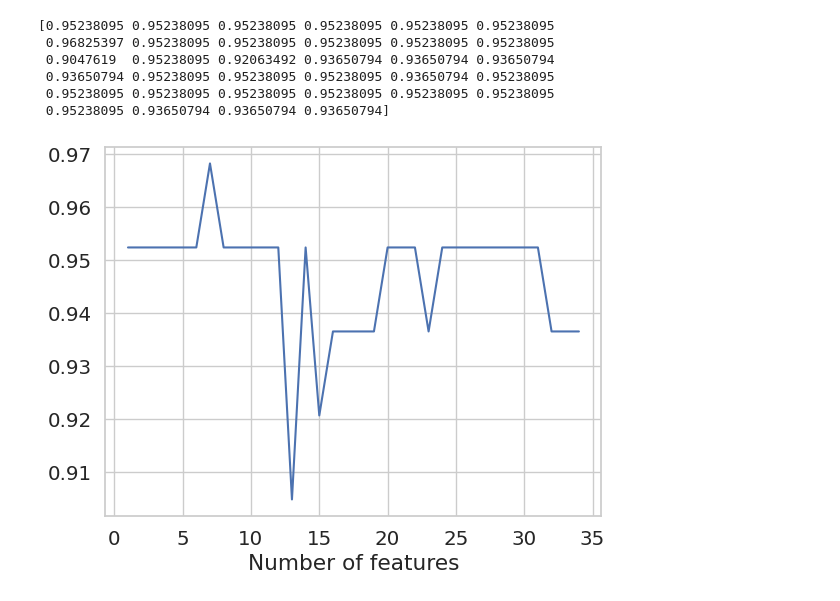
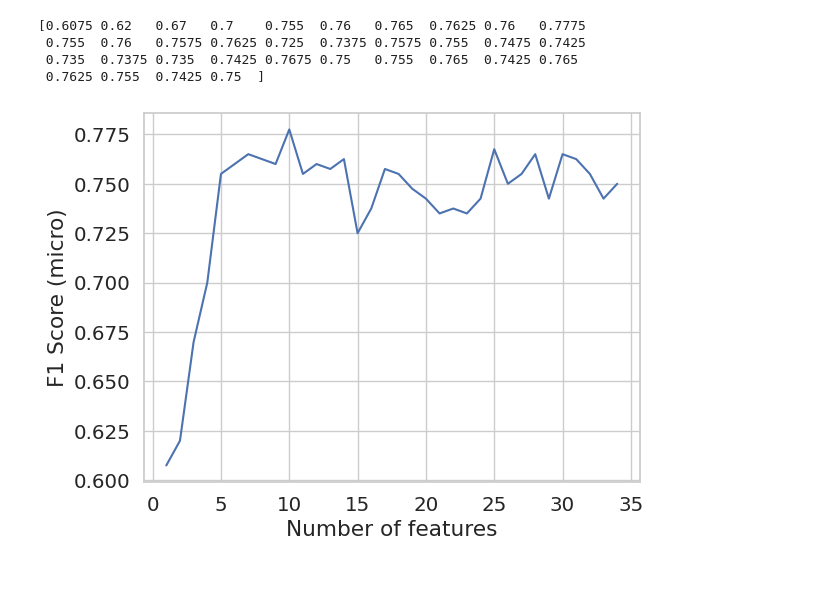
Before and after one commit to Dosclic98/wautorunner, a Jupyter notebook: analysis/pcap-feature-extractor.ipynb, the cells around one changed output. Saved outputs shown, nothing was run; the diff lists cells and outputs as text; code cells hidden in the pictures.

```diff
--- a/analysis/pcap-feature-extractor.ipynb
+++ b/analysis/pcap-feature-extractor.ipynb
@@ -34,10 +34,11 @@ def show_values(axs, orient="v", space=.01):
     else:
         _single(axs)
 # %%
-numPcaps = 63
+numPcaps = 400
 fileName = "pcap-run-1.pcap"
 
-pcapsFolder = Path("powerowl_example_results/pcaps")
+resultsFolder = Path("powerowl_example_results")
+pcapsFolder = resultsFolder.joinpath("pcaps")
 
 sourceIP = "172.16.0.2" # MTU IP
 
@@ -223,5 +224,4 @@ Num C2a: 169 (16.05%)
 # %%
-# Add a feature "attack-strategy" based on ASDU type 45 percentage (if below 0.018, then "explicit", else "intermittent")
-pcapFeatures["attack-strategy"] = pcapFeatures["percASDU-45"].apply(lambda x: "explicit" if x < 0.018 else "intermittent")
-print("Num of explicit attacks:", len(pcapFeatures[pcapFeatures["attack-strategy"] == "explicit"]))
-print("Num of intermittent attacks:", len(pcapFeatures[pcapFeatures["attack-strategy"] == "intermittent"]))
+# Read the discrTraces.csv file and for each line associate the AttackStrategy to a new pcapFeatures column
+discrTraces = pd.read_csv(resultsFolder.joinpath("discrTraces.csv"))
+pcapFeatures["AttackStrategy"] = discrTraces["AttackStrategy"]
@@ -311,7 +332,7 @@ from sklearn import preprocessing
 
 minFeat = 1
 clf = RandomForestClassifier()
-cv = KFold(n_splits=3, shuffle=True, random_state=0)
+cv = KFold(n_splits=5, shuffle=True, random_state=0)
 
 rfecv = RFECV(
     estimator=clf,
@@ -324,8 +345,8 @@ rfecv = RFECV(
 )
 
 le = preprocessing.LabelEncoder()
-X = pcapFeatures.drop(columns=["avgDegree", "maxEigVal", "attack-strategy", "percASDU-1", "percAPDU-I"])
-Y = le.fit_transform(pcapFeatures["attack-strategy"])
+X = pcapFeatures.drop(columns=["avgDegree", "maxEigVal", "AttackStrategy", "percASDU-1", "percAPDU-I"])
+Y = le.fit_transform(pcapFeatures["AttackStrategy"])
 
 rfecv.fit(X, Y)
 
@@ -375,16 +399,15 @@ plt.xticks(rotation=45)
 # %%
 testScores = rfecv.cv_results_["mean_test_score"]
 scoresPlot = sns.lineplot(x=rfecv.cv_results_["n_features"], y=testScores)
 scoresPlot.set_xlabel("Number of features")
+scoresPlot.set_ylabel("F1 Score (micro)")
 print(testScores)
 # %% [output]
-[0.95238095 0.95238095 0.95238095 0.95238095 0.95238095 0.95238095
- 0.96825397 0.95238095 0.95238095 0.95238095 0.95238095 0.95238095
- 0.9047619  0.95238095 0.92063492 0.93650794 0.93650794 0.93650794
- 0.93650794 0.95238095 0.95238095 0.95238095 0.93650794 0.95238095
- 0.95238095 0.95238095 0.95238095 0.95238095 0.95238095 0.95238095
- 0.95238095 0.93650794 0.93650794 0.93650794]
+[0.6075 0.62   0.67   0.7    0.755  0.76   0.765  0.7625 0.76   0.7775
+ 0.755  0.76   0.7575 0.7625 0.725  0.7375 0.7575 0.755  0.7475 0.7425
+ 0.735  0.7375 0.735  0.7425 0.7675 0.75   0.755  0.765  0.7425 0.765
+ 0.7625 0.755  0.7425 0.75  ]
-[figure, old version]
+[figure, new version]
 # %%
 # Apply T-SNE on the features
 tsne = TSNE(n_components=2, perplexity=5, n_iter=300)
```
Also changed, not shown: parts of 11 cells of this notebook, 1 other file.
